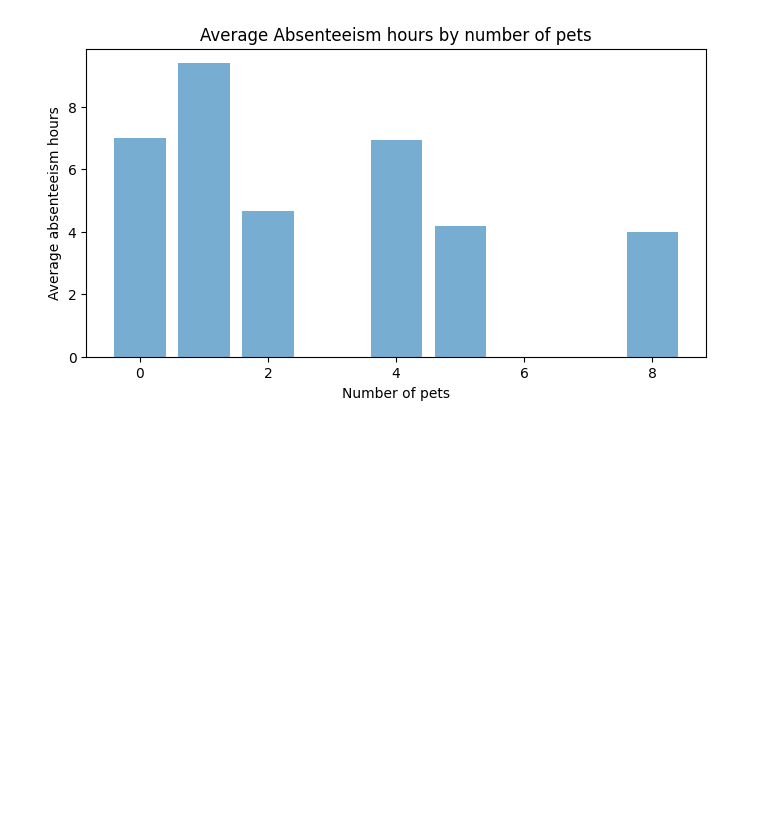
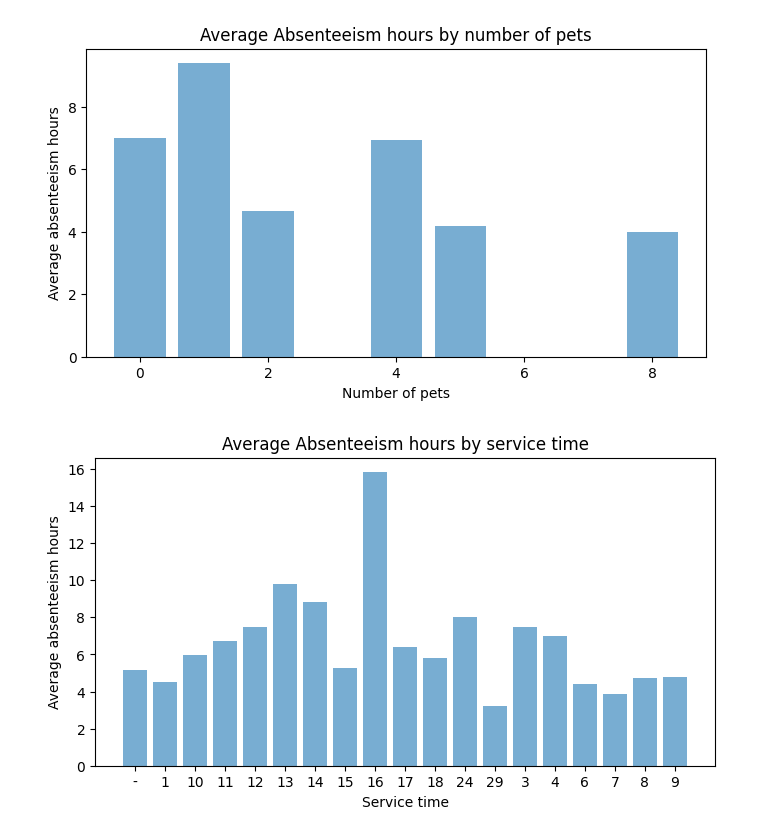
Before and after one commit to Tyler-Johnston/Absentee-Analysis, a Jupyter notebook: Group10_DMI_2526.ipynb, the cells around one changed output. Drawn from its saved outputs; the diff is of its cells as text; code cells hidden in the pictures; blank space fills up the shorter version.

Commit message:
grouped by service time by absenteeism hours (avg)

```diff
--- a/Group10_DMI_2526.ipynb
+++ b/Group10_DMI_2526.ipynb
@@ -142,10 +142,15 @@ plt.show()
 [figure]
 # %%
 #analyse between yrs of service and absenteeism hours
+# Group by service time and calculate average absenteeism, then sort in ascending order
+service_absence = df.groupby('Service time')['Absenteeism time in hours'].mean().reset_index()
+service_absence = service_absence.sort_values('Service time')  # Sort by service time in ascending order
 
 plt.figure(figsize=(8,4))
-plt.bar(df['Absenteeism time in hours'], df['Service time'], alpha=0.6)
-plt.title('Absenteeism hours by service time')
-plt.xlabel('Absenteeism time in hours')
-plt.ylabel('Service time')
+plt.bar(service_absence['Service time'], service_absence['Absenteeism time in hours'], alpha=0.6)
+plt.title('Average Absenteeism hours by service time')
+plt.xlabel('Service time')
+plt.ylabel('Average absenteeism hours')
 plt.show()
+# %% [output]
+[figure, added]
```
